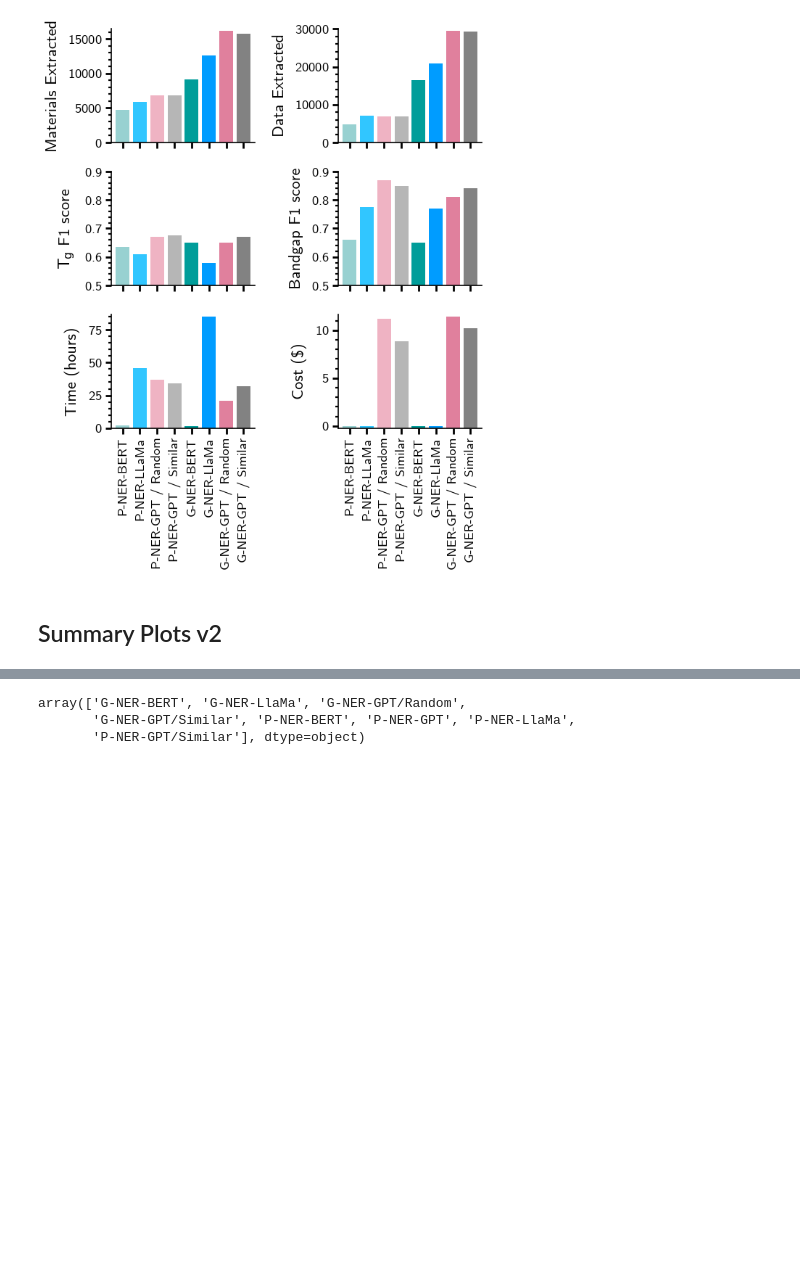
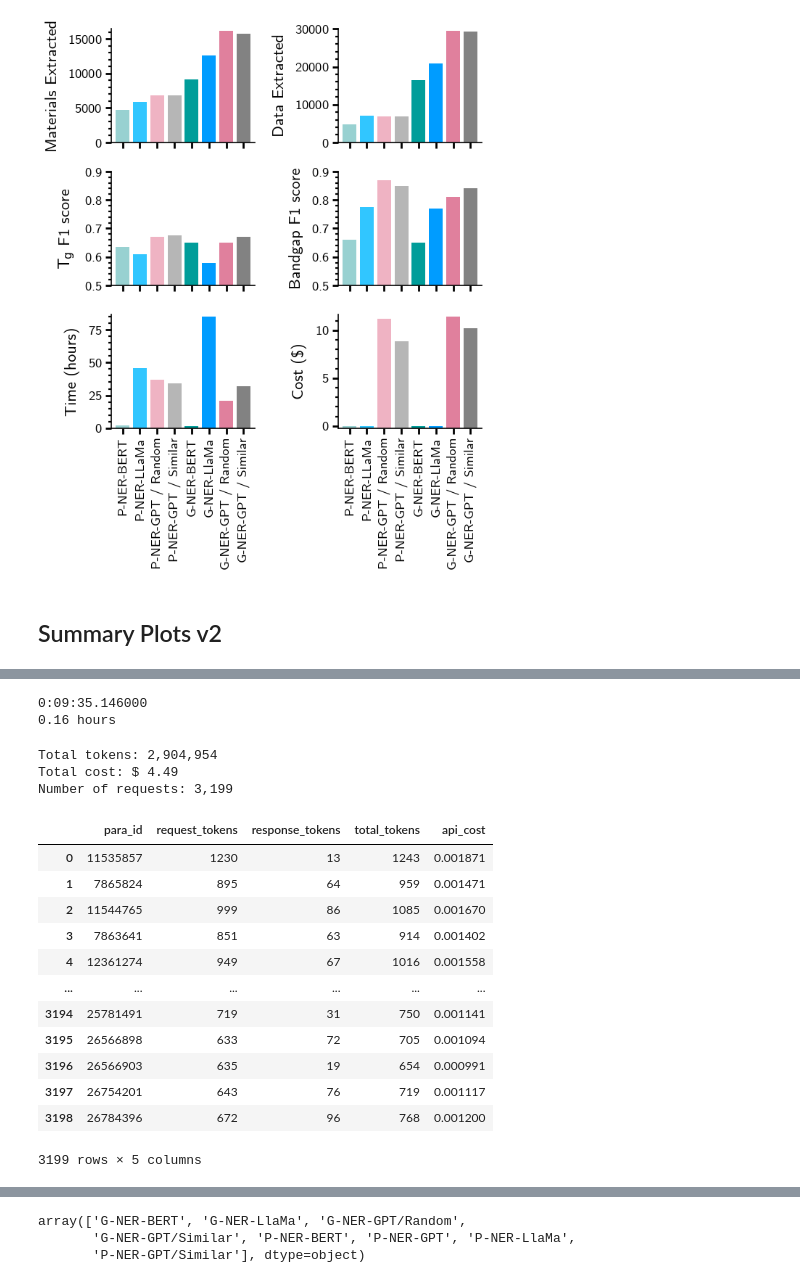
Before and after one commit to Ramprasad-Group/PromptDataExtraction, a Jupyter notebook: notebooks/Analyze-Select-1k.ipynb, the cells around one changed output, grey strips where cells are left out. Cells and saved outputs as stored; diff of their text form; code cells hidden in the pictures; blank space fills up the shorter version.

```diff
--- a/notebooks/Analyze-Select-1k.ipynb
+++ b/notebooks/Analyze-Select-1k.ipynb
@@ -1509,2 +1521,40 @@ plt.show()
+# %%
+#timings for bert for tg & bandgap
+timings( 514.877+ 60.269)
+# %% [output]
+0:09:35.146000
+0.16 hours
+# %%
+# Number of tokens for GPT-similar
+
+df = execute("""
+        SELECT para_id, request_tokens, response_tokens, request_tokens + response_tokens AS total_tokens
+        FROM  api_requests ar WHERE ar.method_id = 131 OR ar.method_id = 164;
+        """)
+        # break
+
+df['api_cost'] = (0.0015 * df['request_tokens'] + 0.002 * df['response_tokens']) / 1000
+
+print(f"Total tokens: {df['total_tokens'].sum():,}")
+print(f"Total cost: $ {df['api_cost'].sum():.2f}")
+print(f"Number of requests: {df.shape[0]:,}")
+df
+# %% [output]
+Total tokens: 2,904,954
+Total cost: $ 4.49
+Number of requests: 3,199
+|  | para_id | request_tokens | response_tokens | total_tokens | api_cost |
+| 0 | 11535857 | 1230 | 13 | 1243 | 0.001871 |
+| 1 | 7865824 | 895 | 64 | 959 | 0.001471 |
+| 2 | 11544765 | 999 | 86 | 1085 | 0.001670 |
+| 3 | 7863641 | 851 | 63 | 914 | 0.001402 |
+| 4 | 12361274 | 949 | 67 | 1016 | 0.001558 |
+| ... | ... | ... | ... | ... | ... |
+| 3194 | 25781491 | 719 | 31 | 750 | 0.001141 |
+| 3195 | 26566898 | 633 | 72 | 705 | 0.001094 |
+| 3196 | 26566903 | 635 | 19 | 654 | 0.000991 |
+| 3197 | 26754201 | 643 | 76 | 719 | 0.001117 |
+| 3198 | 26784396 | 672 | 96 | 768 | 0.001200 |
+3199 rows × 5 columns
 # %%
 data = Frame()
```
Also changed, not shown: parts of 15 cells of this notebook, 1 other file.
